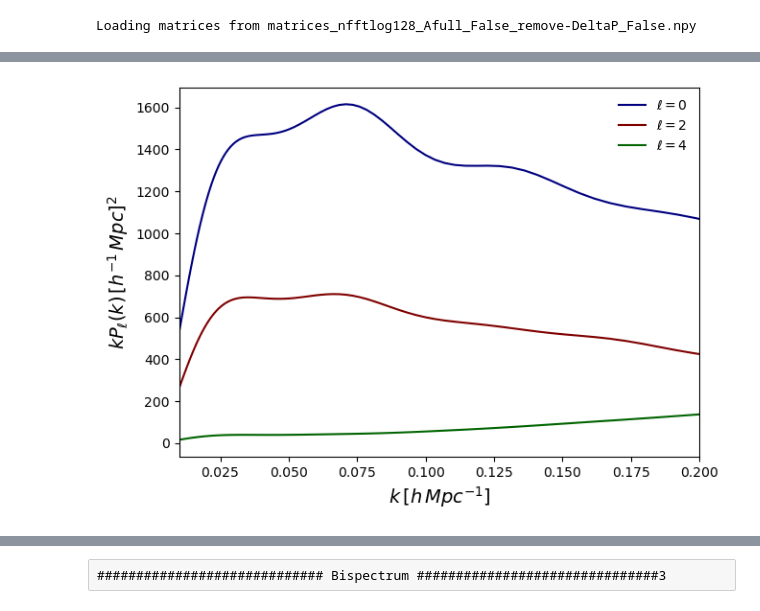
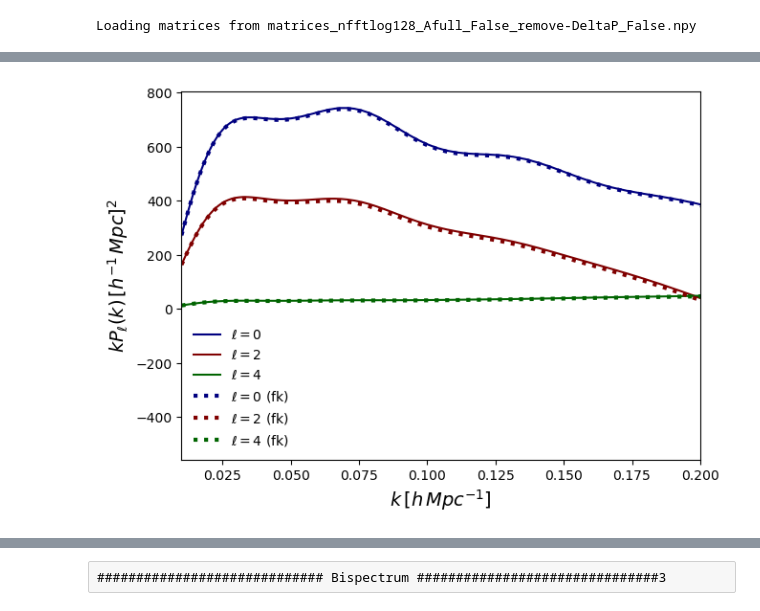
Before and after one commit to henoriega/FOLPSpipe, a Jupyter notebook: folps/run_folps.ipynb, the cells around one changed output, grey strips where cells are left out. Saved outputs shown, nothing was run; the diff lists cells and outputs as text; code cells hidden in the pictures.

```diff
--- a/folps/run_folps.ipynb
+++ b/folps/run_folps.ipynb
@@ -11,10 +11,10 @@ from cosmo_class import *
 # %%
 %%time
 #linear power spectrum
-classy  = run_class(h = 0.6711, ombh2 = 0.022, omch2 = 0.122, omnuh2 = 0.0006442,
-                    As = 2e-9, ns = 0.965, z = 0.3, z_scale=[0.97],
+classy  = run_class(h = 0.6711, ombh2 = 0.022, omch2 = 0.122, omnuh2 = 0.006442,
+                    As = 2e-9, ns = 0.965, z = 1., z_scale=[0.97],
                     N_ur = 2.0328,
                     khmin = 0.0001, khmax = 2.0, nbk = 1000, spectra = 'matter')
-kwargs = {'z': 0.3, 'h': 0.6711, 'Omega_m': classy['cosmo'].Omega0_m(), 'f0':0.6900011469771554,
-          'fnu':classy['cosmo'].scale_independent_growth_factor_f(0.3)}
+kwargs = {'z': 1., 'h': 0.6711, 'Omega_m': classy['cosmo'].Omega0_m(),
+          'fnu':classy['cosmo'].scale_independent_growth_factor_f(1.)}
 # %% [output]
@@ -30,4 +30,7 @@ Loading matrices from matrices_nfftlog128_Afull_False_remove-DeltaP_False.npy
 nonlinear = NonLinearPowerSpectrumCalculator(mmatrices=mmatrices,
                                              kernels='eds',
                                              **kwargs)
+nonlinear2 = NonLinearPowerSpectrumCalculator(mmatrices=mmatrices,
+                                             kernels='fk',
+                                             **kwargs)
 # %% [output]
@@ -36,4 +39,5 @@ Wall time: 366 µs
 # %%
 %%time
 table, table_now = nonlinear.calculate_loop_table(k=classy['k'], pklin=classy['pk'],cosmo=classy['cosmo'], **kwargs)
+table2, table_now2 = nonlinear2.calculate_loop_table(k=classy['k'], pklin=classy['pk'],cosmo=classy['cosmo'], **kwargs)
 # %% [output]
@@ -66,4 +70,8 @@ multipoles = RSDMultipolesPowerSpectrumCalculator()#model='EFT'
 P0, P2, P4  = multipoles.get_rsd_pkell(kobs=k, qpar=qpar, qper=qper, pars=pars,
                                        table=table, table_now=table_now,
                                        bias_scheme='folps', damping=None)
+
+P02, P22, P42  = multipoles.get_rsd_pkell(kobs=k, qpar=qpar, qper=qper, pars=pars,
+                                       table=table2, table_now=table_now2,
+                                       bias_scheme='folps', damping=None)
 # %% [output]
@@ -73,24 +80,29 @@ Wall time: 6.83 ms
 # %%
 import matplotlib
 import matplotlib.pyplot as plt
 
 fig, axs = plt.subplots(figsize=(7,5))
 axs.set_xlabel(r'$k \, [h\, Mpc^{-1}]$', fontsize =  14)
 axs.set_ylabel(r'$k P_{\ell}(k) \, [h^{-1} \,  Mpc]^2$', fontsize =  14)
 
 axs.plot(k, k * P0, color = 'navy', ls='-', label=r'$\ell = 0$')
 axs.plot(k, k * P2, color = 'maroon', ls='-', label=r'$\ell = 2$')
 axs.plot(k, k * P4, color = 'darkgreen', ls='-', label=r'$\ell = 4$')
 
+axs.plot(k, k * P02, color = 'navy', ls=':', lw=3,label=r'$\ell = 0$ (fk)')
+axs.plot(k, k * P22, color = 'maroon', ls=':', lw=3,label=r'$\ell = 2$ (fk)')
+axs.plot(k, k * P42, color = 'darkgreen', ls=':', lw=3, label=r'$\ell = 4$ (fk)')
+
+
 axs.set_xlim([k[0], 0.2])
 #axs.set_ylim([-200.0, 1800])
 
 leg1 = axs.legend(loc = 'best');
 leg1.get_frame().set_linewidth(0.0);
 
 plt.show()
 # %% [output]
-[figure, old version]
+[figure, new version]
 # %%
 P0
 # %% [output]
```
Also changed, not shown: parts of 4 cells of this notebook, 3 other files.
